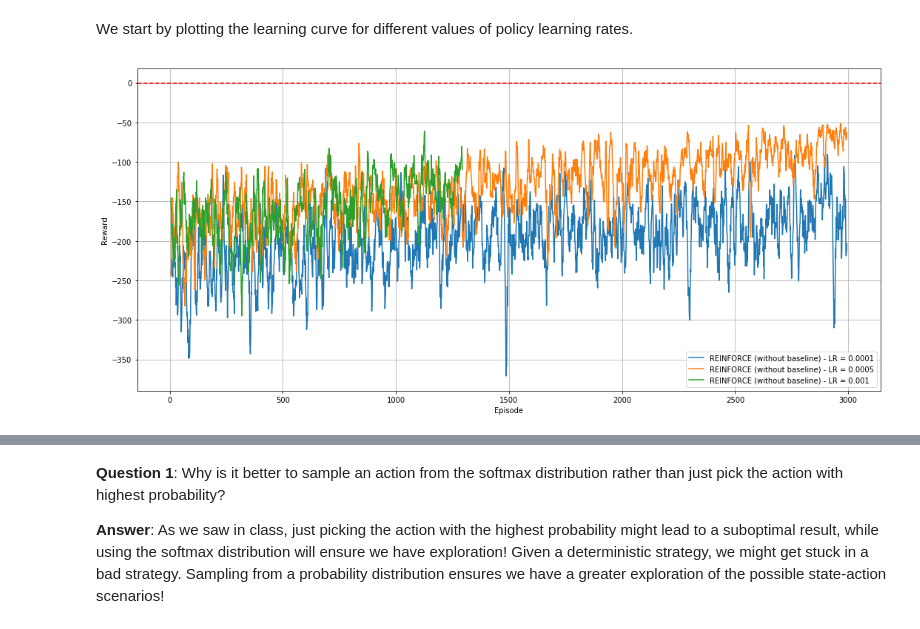
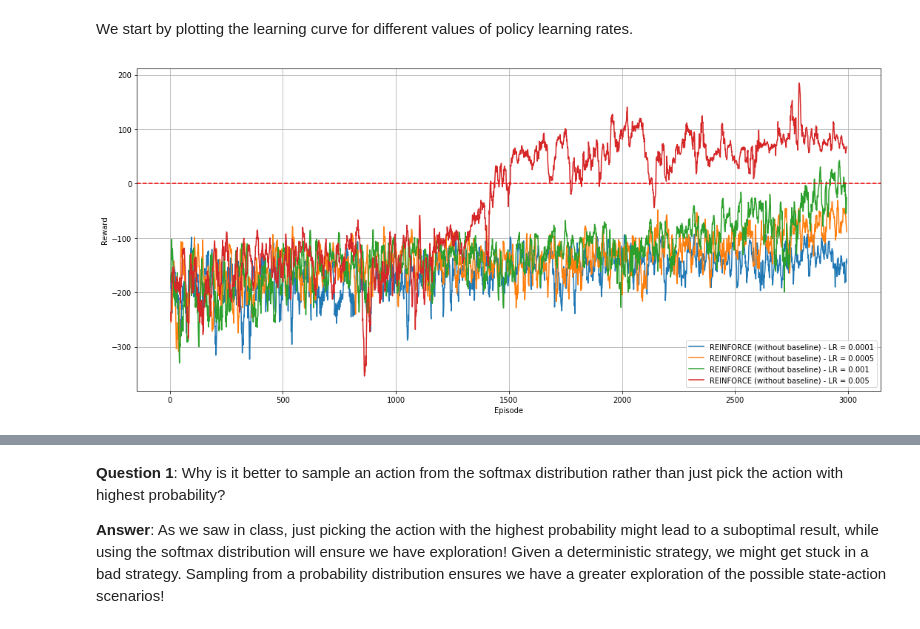
Before and after one commit to franckdess/ANN_Project3-Reinforcement_Learning, a Jupyter notebook: miniproject3_2019.ipynb, the cells around one changed output, grey strips where cells are left out. Saved outputs shown, nothing was run; the diff lists cells and outputs as text; code cells hidden in the pictures.

```diff
--- a/miniproject3_2019.ipynb
+++ b/miniproject3_2019.ipynb
@@ -426,7 +418,0 @@ policy_learning_rates = [adam_lr/10, adam_lr/2, adam_lr, adam_lr*5, adam_lr*10]
-# %%
-# Policy learning rate comparison
-for policy_learning_rate in policy_learning_rates:
-    episode, agent = run_experiment("REINFORCE (without baseline) - LR = {}".format(policy_learning_rate),
-                                    discrete_env, num_episodes, policy_learning_rate, baseline=None)
-# %% [output]
-[figure, removed]
@@ -436 +419,19 @@ results.save('Plots/policy_learning_rates_comparison')
+# %%
+# Check whether the results are stored
+try:
+    # If this is the case load the results and plot them
+    results = Results(filename='Plots/policy_learning_rates_comparison.npz')
+    results.plot(10)
+except IOError:
+    # Otherwise set the parameters and run the policy learning rate comparison
+    adam_lr = 0.001
+    policy_learning_rates = [adam_lr/10, adam_lr/2, adam_lr, adam_lr*5]
+    results = Results()
+    for policy_learning_rate in policy_learning_rates:
+        episode, agent = run_experiment("REINFORCE (without baseline) - LR = {}".format(policy_learning_rate),
+                                        discrete_env, num_episodes, policy_learning_rate, baseline=None)
+    # Save the plot
+    results.save('Plots/policy_learning_rates_comparison')
+# %% [output]
+[figure, added]
 # %% [markdown]
```
Also changed, not shown: parts of 20 cells of this notebook, 8 other files.
